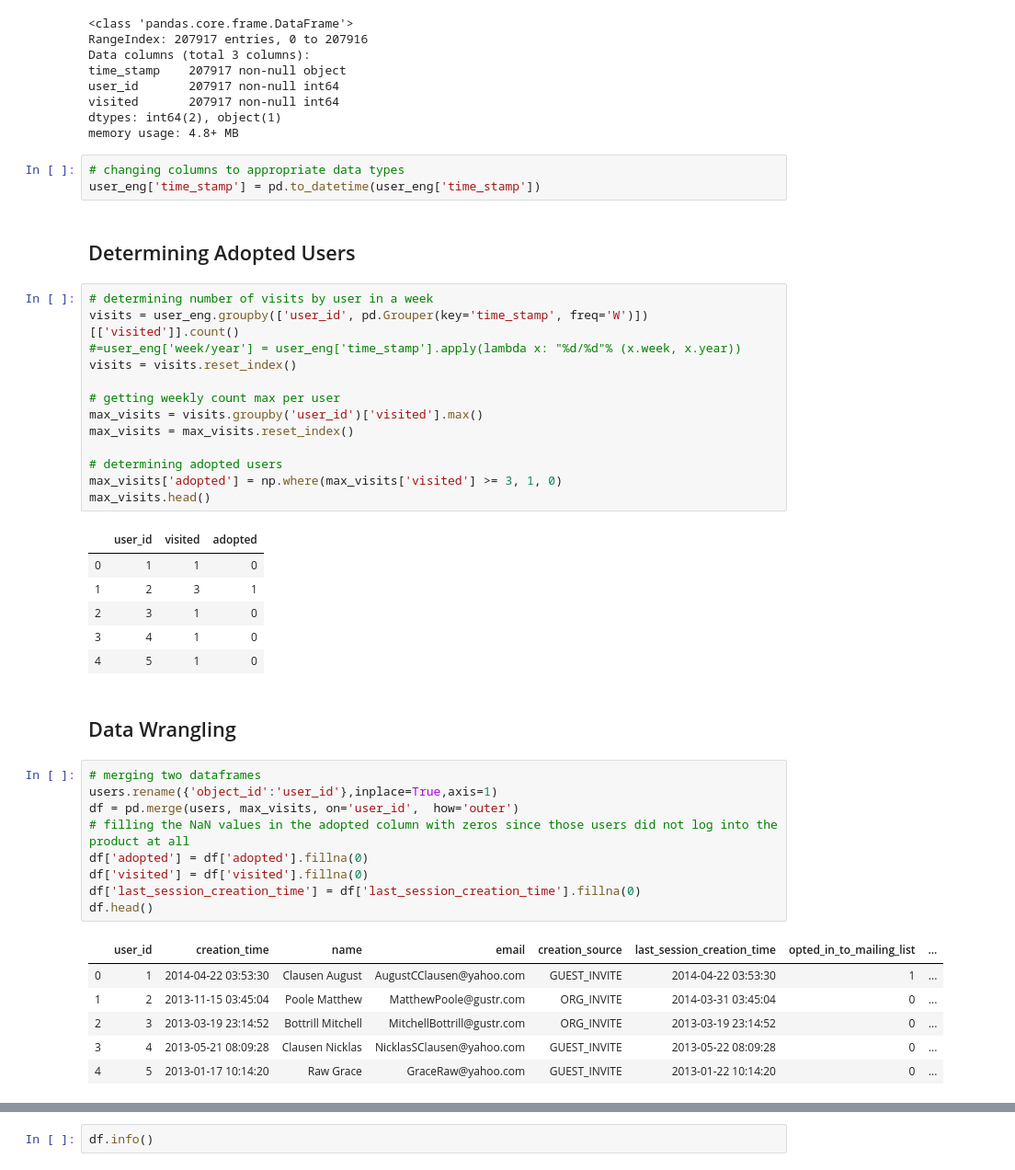
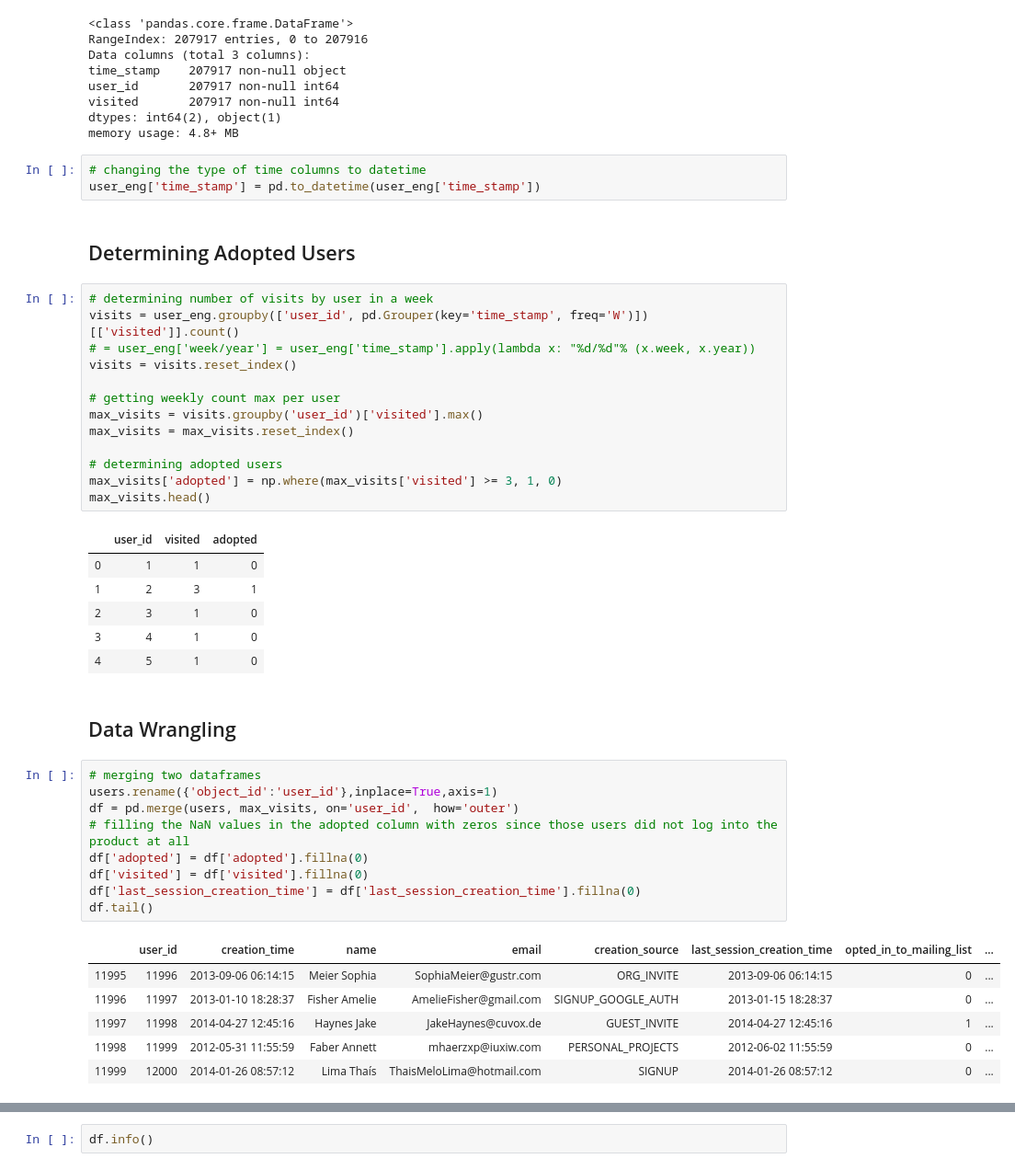
Before and after one commit to mb-la/Take-Home-Challenges, a Jupyter notebook: relax_challenge/relax_data_science_challenge.ipynb, the cells around one changed output, grey strips where cells are left out. Shown at 92% size. Drawn from its saved outputs; the diff is of its cells as text.

```diff
--- a/relax_challenge/relax_data_science_challenge.ipynb
+++ b/relax_challenge/relax_data_science_challenge.ipynb
@@ -106,14 +107,14 @@ visited       207917 non-null int64
 dtypes: int64(2), object(1)
 memory usage: 4.8+ MB
 # %%
-# changing columns to appropriate data types
+# changing the type of time columns to datetime
 user_eng['time_stamp'] = pd.to_datetime(user_eng['time_stamp'])
 # %% [markdown]
 ## Determining Adopted Users
 # %%
 # determining number of visits by user in a week
 visits = user_eng.groupby(['user_id', pd.Grouper(key='time_stamp', freq='W')])[['visited']].count()
-#=user_eng['week/year'] = user_eng['time_stamp'].apply(lambda x: "%d/%d"% (x.week, x.year))
+# = user_eng['week/year'] = user_eng['time_stamp'].apply(lambda x: "%d/%d"% (x.week, x.year))
 visits = visits.reset_index()
 
 # getting weekly count max per user
@@ -135,16 +136,16 @@ max_visits.head()
 # %%
 # merging two dataframes
 users.rename({'object_id':'user_id'},inplace=True,axis=1)
 df = pd.merge(users, max_visits, on='user_id',  how='outer')
 # filling the NaN values in the adopted column with zeros since those users did not log into the product at all
 df['adopted'] = df['adopted'].fillna(0)
 df['visited'] = df['visited'].fillna(0)
 df['last_session_creation_time'] = df['last_session_creation_time'].fillna(0)
-df.head()
+df.tail()
 # %% [output]
 |  | user_id | creation_time | name | email | creation_source | last_session_creation_time | opted_in_to_mailing_list | ... |
-| 0 | 1 | 2014-04-22 03:53:30 | Clausen August | AugustCClausen@yahoo.com | GUEST_INVITE | 2014-04-22 03:53:30 | 1 | ... |
-| 1 | 2 | 2013-11-15 03:45:04 | Poole Matthew | MatthewPoole@gustr.com | ORG_INVITE | 2014-03-31 03:45:04 | 0 | ... |
-| 2 | 3 | 2013-03-19 23:14:52 | Bottrill Mitchell | MitchellBottrill@gustr.com | ORG_INVITE | 2013-03-19 23:14:52 | 0 | ... |
-| 3 | 4 | 2013-05-21 08:09:28 | Clausen Nicklas | NicklasSClausen@yahoo.com | GUEST_INVITE | 2013-05-22 08:09:28 | 0 | ... |
-| 4 | 5 | 2013-01-17 10:14:20 | Raw Grace | GraceRaw@yahoo.com | GUEST_INVITE | 2013-01-22 10:14:20 | 0 | ... |
+| 11995 | 11996 | 2013-09-06 06:14:15 | Meier Sophia | SophiaMeier@gustr.com | ORG_INVITE | 2013-09-06 06:14:15 | 0 | ... |
+| 11996 | 11997 | 2013-01-10 18:28:37 | Fisher Amelie | AmelieFisher@gmail.com | SIGNUP_GOOGLE_AUTH | 2013-01-15 18:28:37 | 0 | ... |
+| 11997 | 11998 | 2014-04-27 12:45:16 | Haynes Jake | JakeHaynes@cuvox.de | GUEST_INVITE | 2014-04-27 12:45:16 | 1 | ... |
+| 11998 | 11999 | 2012-05-31 11:55:59 | Faber Annett | mhaerzxp@iuxiw.com | PERSONAL_PROJECTS | 2012-06-02 11:55:59 | 0 | ... |
+| 11999 | 12000 | 2014-01-26 08:57:12 | Lima Thaís | ThaisMeloLima@hotmail.com | SIGNUP | 2014-01-26 08:57:12 | 0 | ... |
```
Also changed, not shown: parts of 46 cells of this notebook.
